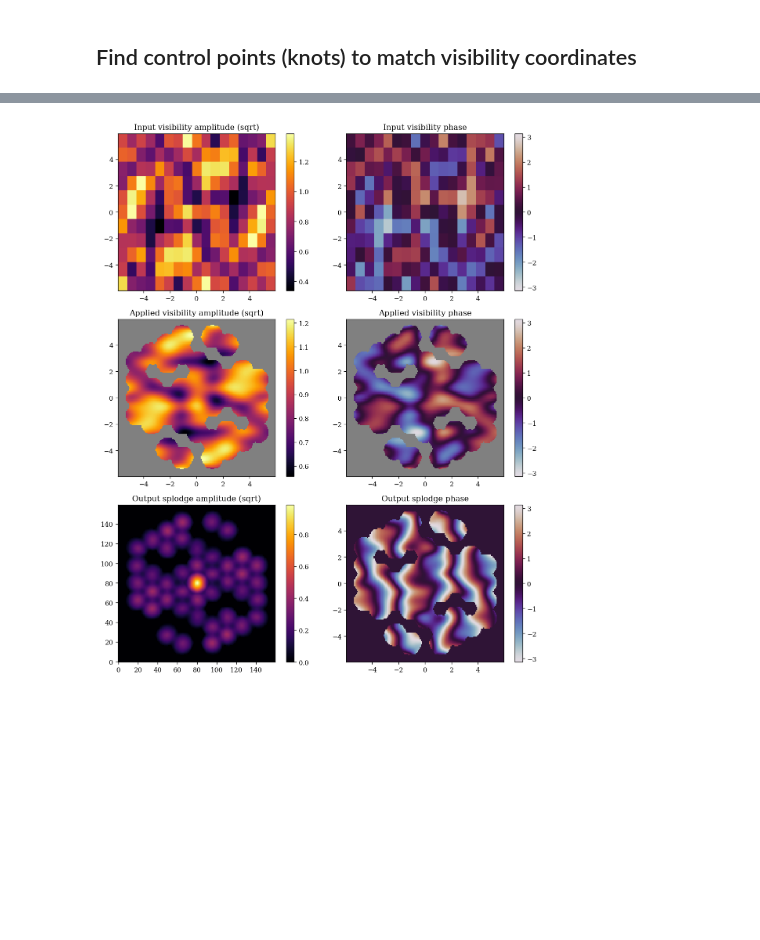
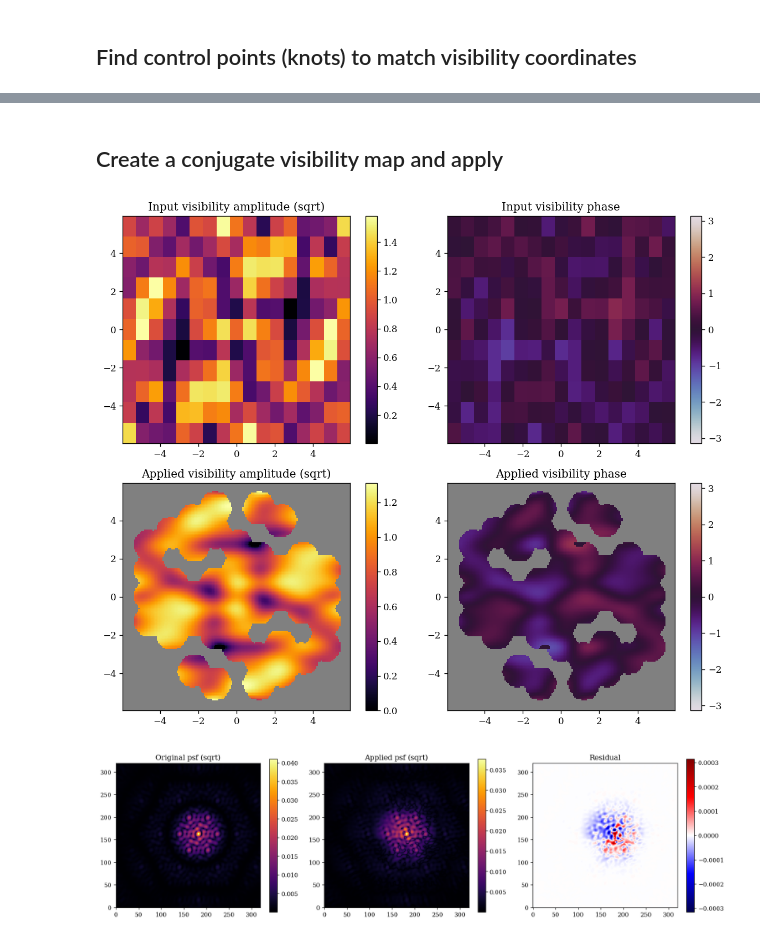
Before and after one commit to LouisDesdoigts/amigo_notebooks, a Jupyter notebook: spline_vis.ipynb, the cells around one changed output, grey strips where cells are left out. Saved outputs shown, nothing was run; the diff lists cells and outputs as text; code cells hidden in the pictures; blank space fills up the shorter version.

```diff
--- a/spline_vis.ipynb
+++ b/spline_vis.ipynb
@@ -333,3 +218,5 @@ plt.show()
+# %% [markdown]
+## Create a conjugate visibility map and apply
 # %%
 # Smoothing gaussian
 def gaussian(sigma, nx, ny):
@@ -338,31 +225,26 @@ def gaussian(sigma, nx, ny):
     return np.exp(-(x**2 + y**2) / (2 * sigma**2))
 
 kern = gaussian(0.2, 7, 7)
-
-kern = gaussian(0.2, 7, 7)
 kern /= kern.sum()
 uv_coords = np.meshgrid(u_coords, u_coords)
 
 # Get vis amplitude values
-amp_points = 1 + 0.5 * jr.normal(jr.PRNGKey(2), (nx + 4, ny + 4))
+sigma = 0.75 # Random normal sigma
+amp_points = 1 + sigma * jr.normal(jr.PRNGKey(2), (nx + 4, ny + 4))
 convd_amp = jax.scipy.signal.convolve(amp_points, kern, mode="same")[2:-2, 2:-2]
 convd_amp = np.maximum(convd_amp, 1e-6)
 
 # Get vis phase values
-pha_points = 2 * jr.normal(jr.PRNGKey(2), (nx + 4, ny + 4))
+pha_points = sigma * jr.normal(jr.PRNGKey(2), (nx + 4, ny + 4))
 convd_pha = jax.scipy.signal.convolve(pha_points, kern, mode="same")[2:-2, 2:-2]
 
 # Construct input vis map
 conv_vis = convd_amp * np.exp(1j * convd_pha)
 flat_conv_vis = conv_vis.reshape(-1).T
 
-# Get non redundant set of index conjugate pairs
-inv_ind = np.array([np.arange(flat_conv_vis.size), np.arange(flat_conv_vis.size)[::-1]]).T
-inv_ind = inv_ind[: len(inv_ind) // 2]
-
 # Apply conjuagte
 flat_conv_vis = flat_conv_vis.at[inv_ind[:, 1]].set(flat_conv_vis[inv_ind[:, 0]].conj())
-flat_conv_vis = flat_conv_vis.at[1 + len(matches) // 2].set(1 * np.exp(1j * 0))
+flat_conv_vis = flat_conv_vis.at[1 + len(inv_ind) // 2].set(1 * np.exp(1j * 0))
 vis_pts = flat_conv_vis.reshape(conv_vis.shape)
 
 # Get the amplitude map
@@ -371,27 +253,19 @@ amp_interp = lambda xs, ys: amp_interper(xs.flatten(), ys.flatten()).reshape(xs.
 amp_map = np.maximum(amp_interp(*uv_coords), 0)
 
 # Get the phase map
-pha_interper = ipx.Interpolator2D(xs, ys, np.angle(vis_pts), method="cubic2", extrap=True)
+pha_interper = ipx.Interpolator2D(
+    xs, ys, np.angle(vis_pts), method="cubic2", extrap=True
+)
 pha_interp = lambda xs, ys: pha_interper(xs.flatten(), ys.flatten()).reshape(xs.shape)
 phase_map = pha_interp(*uv_coords)
 
 # Get the applied visibilities map
 vis_map = amp_map * np.exp(1j * phase_map)
 
-# Create the splodges
-uv_pad = 2
-exp = exposures[0]
-psfs = fit.model_wfs(model, exp).psf
-padded = vmap(lambda x: dlu.resize(x, uv_pad * psfs.shape[-1]))(psfs)
-npix_in = padded.shape[-1]
+# Get original psf
+full_psf = np.abs(from_uv(full_splodges * dlu.resize(vis_map, padded.shape[0])))
+applied_psf = dlu.resize(full_psf, psf.shape[0])
 
-# Crop the splodges
-full_splodges = vmap(to_uv)(padded).sum(0)
-cplx_splodges = dlu.resize(full_splodges, npix_out)
-
-cplx_applied = vis_map * cplx_splodges
-applied_amp = np.abs(cplx_applied)
-applied_pha = np.angle(cplx_applied)
 
 plt.figure(figsize=(10, 12))
 
@@ -411,43 +285,50 @@ plt.imshow(
 )
 plt.colorbar()
 
 plt.subplot(3, 2, 3)
 plt.title("Applied visibility amplitude (sqrt)")
 plt.imshow(
     np.where(mask, np.abs(vis_map), np.nan) ** 0.5,
     cmap=inferno,
     extent=(-ext, ext, -ext, ext),
 )
 plt.colorbar()
 
 plt.subplot(3, 2, 4)
 plt.title("Applied visibility phase")
 plt.imshow(
     np.where(mask, np.angle(vis_map), np.nan),
     cmap=twilight,
     vmin=-np.pi,
     vmax=np.pi,
     extent=(-ext, ext, -ext, ext),
 )
 plt.colorbar()
+plt.tight_layout()
+plt.show()
 
-plt.subplot(3, 2, 5)
-plt.title("Output splodge amplitude (sqrt)")
-plt.imshow((mask * applied_amp) ** 0.5)
+plt.figure(figsize=(15, 4))
+
+
+plt.subplot(1, 3, 1)
+plt.title("Original psf (sqrt)")
+plt.imshow(psf**0.5, cmap=inferno)
 plt.colorbar()
 
-plt.subplot(3, 2, 6)
-plt.title("Output splodge phase")
-plt.imshow(
-    (mask * applied_pha),
-    cmap=twilight,
-    vmin=-np.pi,
-    vmax=np.pi,
-    extent=(-ext, ext, -ext, ext),
-)
+plt.subplot(1, 3, 2)
+plt.title("Applied psf (sqrt)")
+plt.imshow(applied_psf**0.5)
+plt.colorbar()
+
+plt.subplot(1, 3, 3)
+plt.title("Residual")
+res = psf - applied_psf
+v = np.abs(res).max()
+plt.imshow(res, cmap=seismic, vmin=-v, vmax=v)
 plt.colorbar()
 
 plt.tight_layout()
 plt.show()
 # %% [output]
-[figure, old version]
+[figure, new version]
+[figure, added]
```
Also changed, not shown: parts of 5 cells of this notebook.
